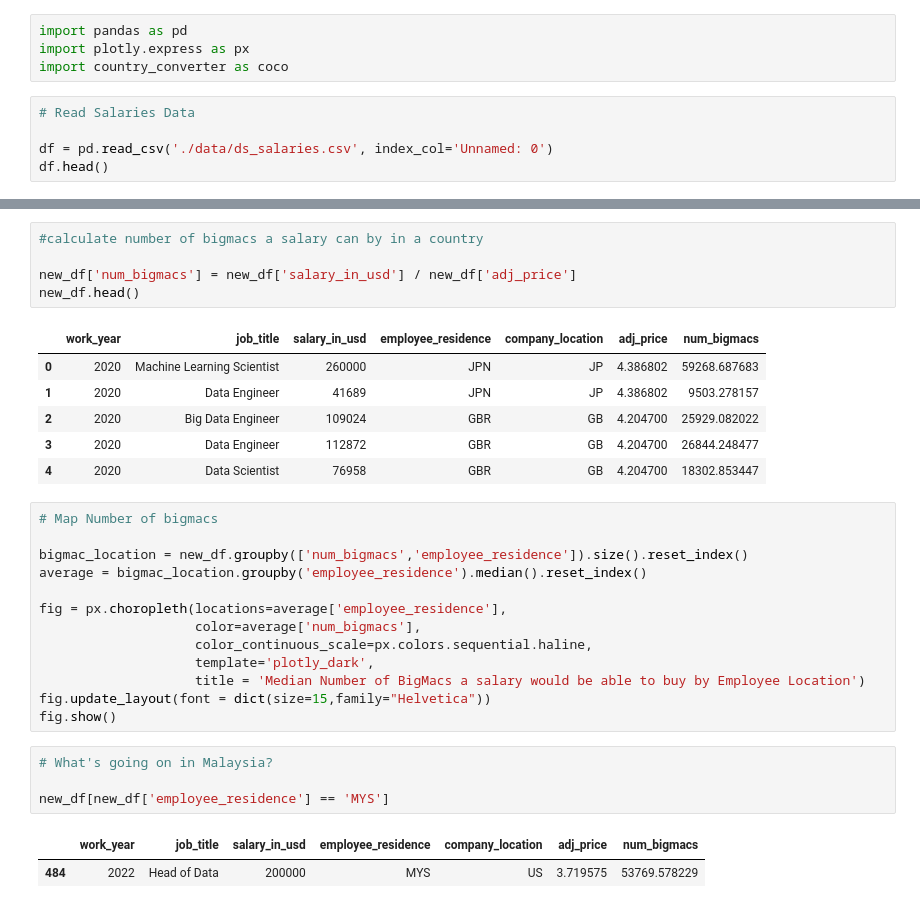
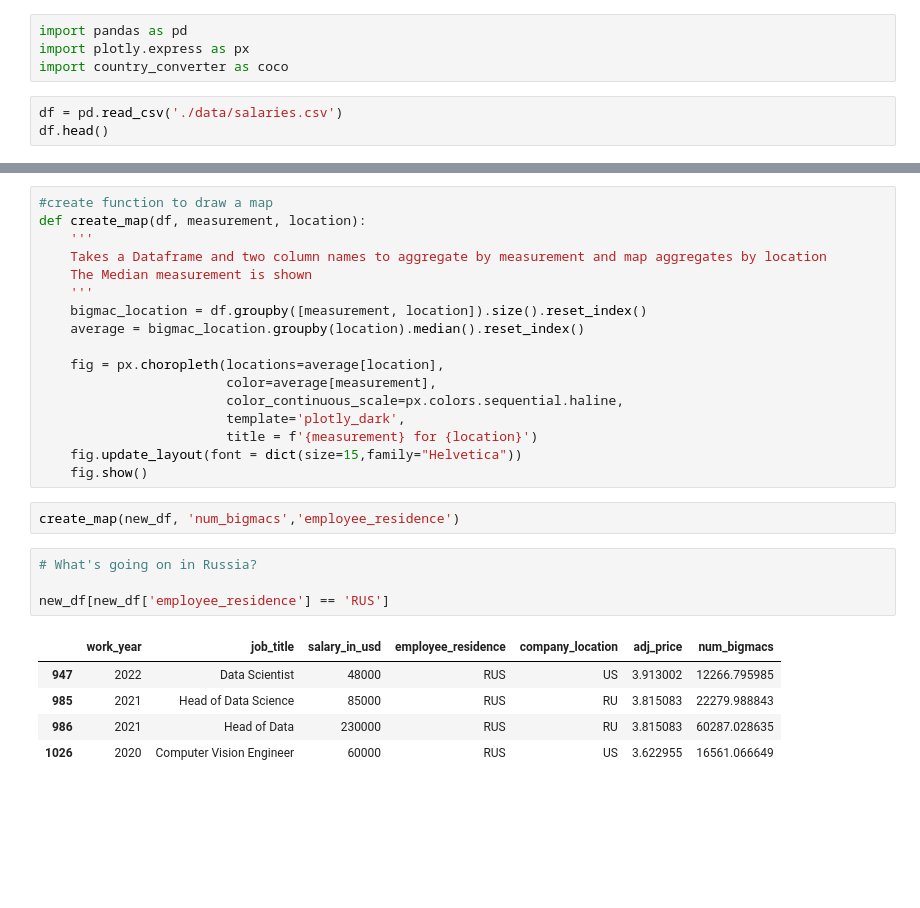
Before and after one commit to sccasutt/Projects, a Jupyter notebook: Training_projects/Tutorials/dash/mapping_salaries.ipynb, the cells around one changed output, grey strips where cells are left out. Cells and saved outputs as stored; diff of their text form; blank space fills up the shorter version.

```diff
--- a/Training_projects/Tutorials/dash/mapping_salaries.ipynb
+++ b/Training_projects/Tutorials/dash/mapping_salaries.ipynb
@@ -3,9 +3,7 @@ import pandas as pd
 import plotly.express as px
 import country_converter as coco
 # %%
-# Read Salaries Data
-
-df = pd.read_csv('./data/ds_salaries.csv', index_col='Unnamed: 0')
+df = pd.read_csv('./data/salaries.csv')
 df.head()
 # %% [output]
 |  | work_year | experience_level | employment_type | job_title | salary | salary_currency | salary_in_usd | ... |
@@ -108,32 +81,29 @@ new_df.head()
-# %%
-#calculate number of bigmacs a salary can by in a country
-
-new_df['num_bigmacs'] = new_df['salary_in_usd'] / new_df['adj_price']
-new_df.head()
-# %% [output]
-|  | work_year | job_title | salary_in_usd | employee_residence | company_location | adj_price | num_bigmacs |
-| 0 | 2020 | Machine Learning Scientist | 260000 | JPN | JP | 4.386802 | 59268.687683 |
-| 1 | 2020 | Data Engineer | 41689 | JPN | JP | 4.386802 | 9503.278157 |
-| 2 | 2020 | Big Data Engineer | 109024 | GBR | GB | 4.204700 | 25929.082022 |
-| 3 | 2020 | Data Engineer | 112872 | GBR | GB | 4.204700 | 26844.248477 |
-| 4 | 2020 | Data Scientist | 76958 | GBR | GB | 4.204700 | 18302.853447 |
 # %%
-# Map Number of bigmacs
+#create function to draw a map
+def create_map(df, measurement, location):
+    '''
+    Takes a Dataframe and two column names to aggregate by measurement and map aggregates by location
+    The Median measurement is shown
+    '''
+    bigmac_location = df.groupby([measurement, location]).size().reset_index()
+    average = bigmac_location.groupby(location).median().reset_index()
 
-bigmac_location = new_df.groupby(['num_bigmacs','employee_residence']).size().reset_index()
-average = bigmac_location.groupby('employee_residence').median().reset_index()
-
-fig = px.choropleth(locations=average['employee_residence'],
-                    color=average['num_bigmacs'],
-                    color_continuous_scale=px.colors.sequential.haline,
-                    template='plotly_dark',
-                    title = 'Median Number of BigMacs a salary would be able to buy by Employee Location')
-fig.update_layout(font = dict(size=15,family="Helvetica"))
-fig.show()
+    fig = px.choropleth(locations=average[location],
+                        color=average[measurement],
+                        color_continuous_scale=px.colors.sequential.haline,
+                        template='plotly_dark',
+                        title = f'{measurement} for {location}')
+    fig.update_layout(font = dict(size=15,family="Helvetica"))
+    fig.show()
+# %%
+create_map(new_df, 'num_bigmacs','employee_residence')
 # %%
-# What's going on in Malaysia?
+# What's going on in Russia?
 
-new_df[new_df['employee_residence'] == 'MYS']
+new_df[new_df['employee_residence'] == 'RUS']
 # %% [output]
 |  | work_year | job_title | salary_in_usd | employee_residence | company_location | adj_price | num_bigmacs |
-| 484 | 2022 | Head of Data | 200000 | MYS | US | 3.719575 | 53769.578229 |
+| 947 | 2022 | Data Scientist | 48000 | RUS | US | 3.913002 | 12266.795985 |
+| 985 | 2021 | Head of Data Science | 85000 | RUS | RU | 3.815083 | 22279.988843 |
+| 986 | 2021 | Head of Data | 230000 | RUS | RU | 3.815083 | 60287.028635 |
+| 1026 | 2020 | Computer Vision Engineer | 60000 | RUS | US | 3.622955 | 16561.066649 |
```
Also changed, not shown: parts of 14 cells of this notebook, 2 other files.
